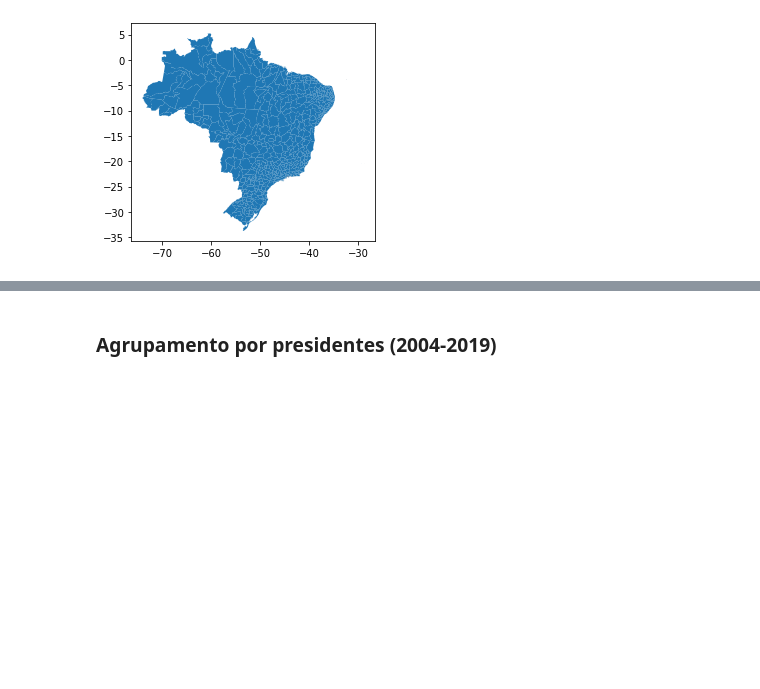
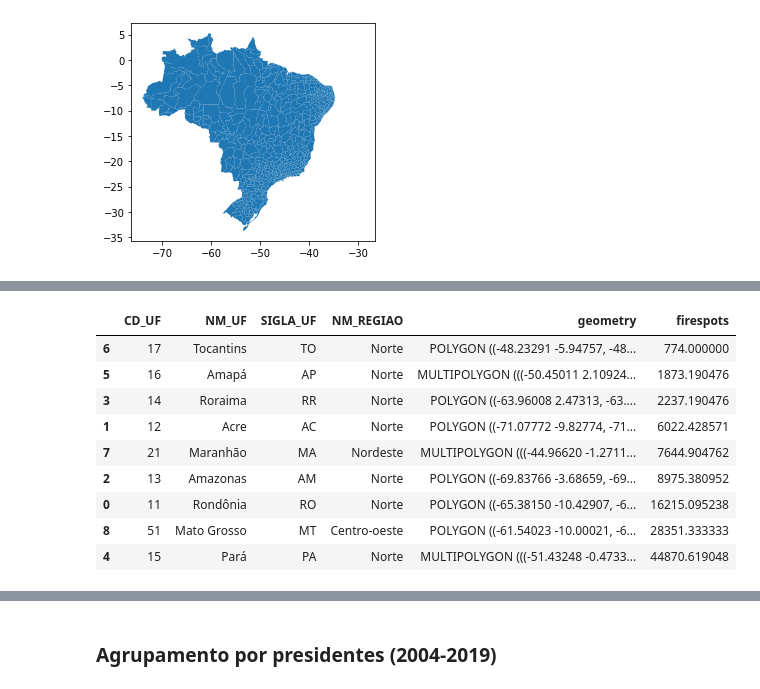
Before and after one commit to thiagomrs/icd2021projetoFinal, a Jupyter notebook: DesmatamentoDaAmazônia.ipynb, the cells around one changed output, grey strips where cells are left out. Saved outputs shown, nothing was run; the diff lists cells and outputs as text; code cells hidden in the pictures; blank space fills up the shorter version.

```diff
--- a/DesmatamentoDaAmazônia.ipynb
+++ b/DesmatamentoDaAmazônia.ipynb
@@ -578,0 +659,14 @@ brazil_microregions_map_df.plot()
+# %%
+amazon_fires_brazil_map_df = pd.merge(brazil_map_df, mean_firespots_per_state, how='inner', left_on='NM_UF', right_on='state')
+amazon_fires_brazil_map_df.sort_values(by='firespots')
+# %% [output]
+|  | CD_UF | NM_UF | SIGLA_UF | NM_REGIAO | geometry | firespots |
+| 6 | 17 | Tocantins | TO | Norte | POLYGON ((-48.23291 -5.94757, -48... | 774.000000 |
+| 5 | 16 | Amapá | AP | Norte | MULTIPOLYGON (((-50.45011 2.10924... | 1873.190476 |
+| 3 | 14 | Roraima | RR | Norte | POLYGON ((-63.96008 2.47313, -63.... | 2237.190476 |
+| 1 | 12 | Acre | AC | Norte | POLYGON ((-71.07772 -9.82774, -71... | 6022.428571 |
+| 7 | 21 | Maranhão | MA | Nordeste | MULTIPOLYGON (((-44.96620 -1.2711... | 7644.904762 |
+| 2 | 13 | Amazonas | AM | Norte | POLYGON ((-69.83766 -3.68659, -69... | 8975.380952 |
+| 0 | 11 | Rondônia | RO | Norte | POLYGON ((-65.38150 -10.42907, -6... | 16215.095238 |
+| 8 | 51 | Mato Grosso | MT | Centro-oeste | POLYGON ((-61.54023 -10.00021, -6... | 28351.333333 |
+| 4 | 15 | Pará | PA | Norte | MULTIPOLYGON (((-51.43248 -0.4733... | 44870.619048 |
```
Also changed, not shown: parts of 19 cells of this notebook.
